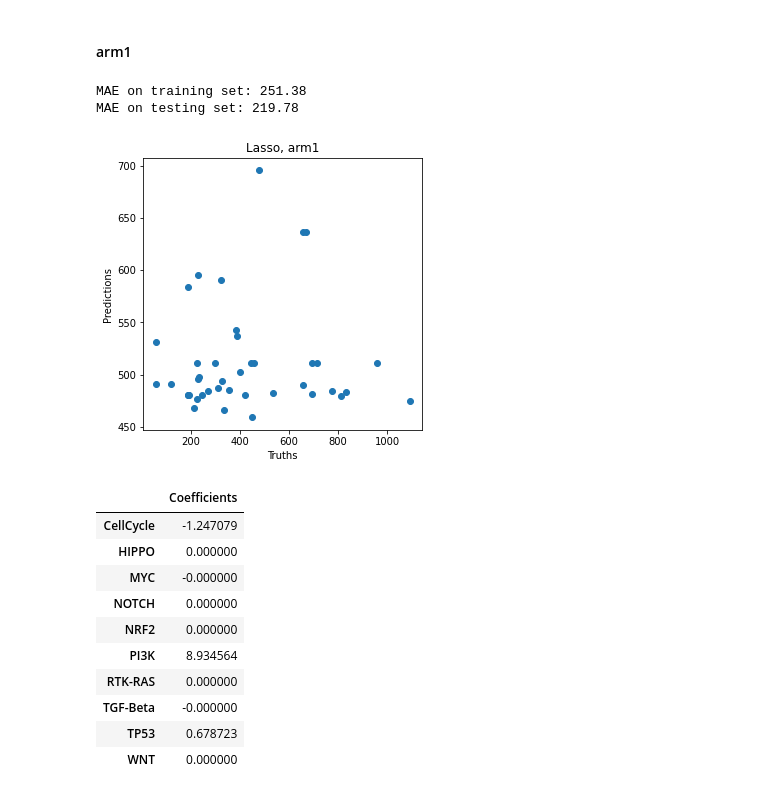
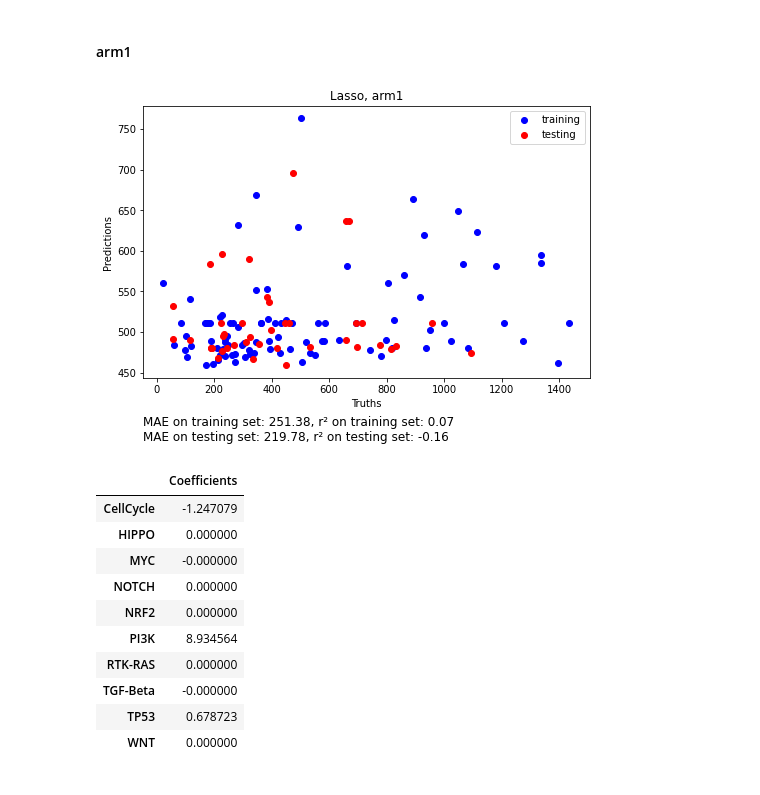
Before and after one commit to sykhro/cancol-analysis, a Jupyter notebook: pancan-modelling.ipynb, the cells around one changed output. Saved outputs shown, nothing was run; the diff lists cells and outputs as text; code cells hidden in the pictures.

```diff
--- a/pancan-modelling.ipynb
+++ b/pancan-modelling.ipynb
@@ -7,6 +7,8 @@ import pandas as pd
 import matplotlib.pyplot as plt
 import seaborn as sns
 from scipy.io import arff
+# %%
+evaluation = {}
 # %% [markdown]
 ## Using the best measure results
 This regression analysis uses the 'best' mutations, as chosen based on the correlations previously computed.
@@ -216,29 +203,31 @@ plt.axvline(x=0, color=".5")
 #### arm1
 # %%
 _ = model.fit(arm1_x_train, arm1_y_train)
-# %%
-from sklearn.metrics import median_absolute_error
-
-arm1_y_pred = model.predict(arm1_x_train)
-mae = median_absolute_error(arm1_y_train, arm1_y_pred)
-score = f"MAE on training set: {mae:.2f}"
-
-arm1_y_pred = model.predict(arm1_x_test)
-mae = median_absolute_error(arm1_y_test, arm1_y_pred)
-score += f"\nMAE on testing set: {mae:.2f}"
-
-fig, ax = plt.subplots(figsize=(5, 5))
-plt.scatter(arm1_y_test, arm1_y_pred)
-plt.title("Lasso, arm1")
-plt.ylabel("Predictions")
-plt.xlabel("Truths")
-
-print(score)
-plt.show()
-# %% [output]
-MAE on training set: 251.38
-MAE on testing set: 219.78
-[figure, removed]
+# %%
+arm1_y_train_pred = model.predict(arm1_x_train)
+mae_train = median_absolute_error(arm1_y_train, arm1_y_train_pred)
+r2_train = r2_score(arm1_y_train, arm1_y_train_pred)
+score = f"MAE on training set: {mae_train:.2f}, r² on training set: {r2_train:.2f}"
+
+fig, ax = plt.subplots(figsize=(8, 5))
+plt.scatter(arm1_y_train, arm1_y_train_pred, c="blue", label="training")
+plt.title("Lasso, arm1")
+plt.ylabel("Predictions")
+plt.xlabel("Truths")
+
+arm1_y_pred = model.predict(arm1_x_test)
+mae = median_absolute_error(arm1_y_test, arm1_y_pred)
+r2 = r2_score(arm1_y_test, arm1_y_pred)
+score += f"\nMAE on testing set: {mae:.2f}, r² on testing set: {r2:.2f}"
+
+plt.scatter(arm1_y_test, arm1_y_pred, c="red", label="testing")
+plt.figtext(0.125, -0.05, score, fontsize=12)
+ax.legend()
+plt.show()
+
+evaluation["best-lasso"]["arm1"] = [(mae_train, r2_train), (mae, r2)]
+# %% [output]
+[figure, added]
 # %%
 arm1_best_coefs = pd.DataFrame(
     model.coef_, columns=["Coefficients"], index=arm1_x_train.columns
```
Also changed, not shown: parts of 136 cells of this notebook, 1 other file.
